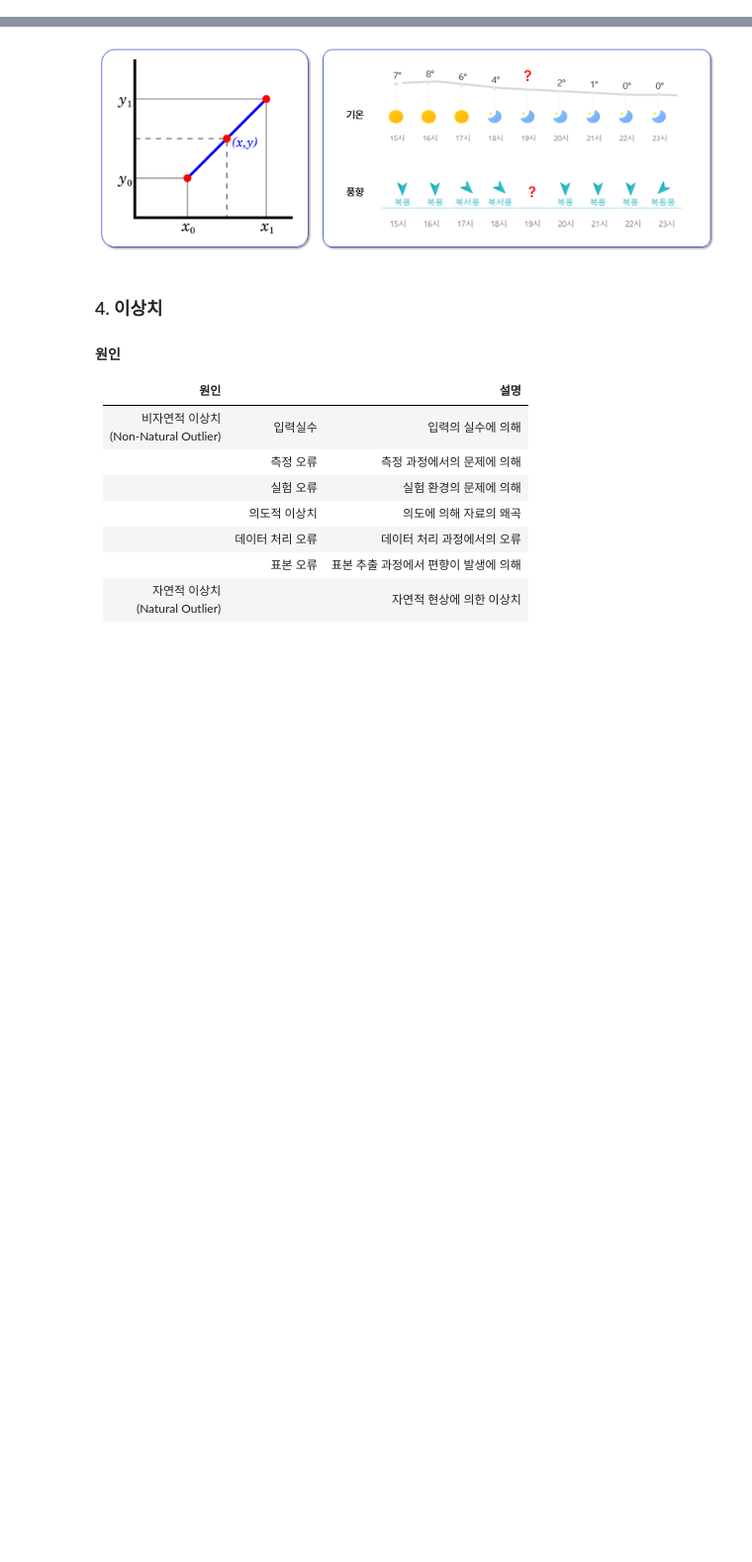
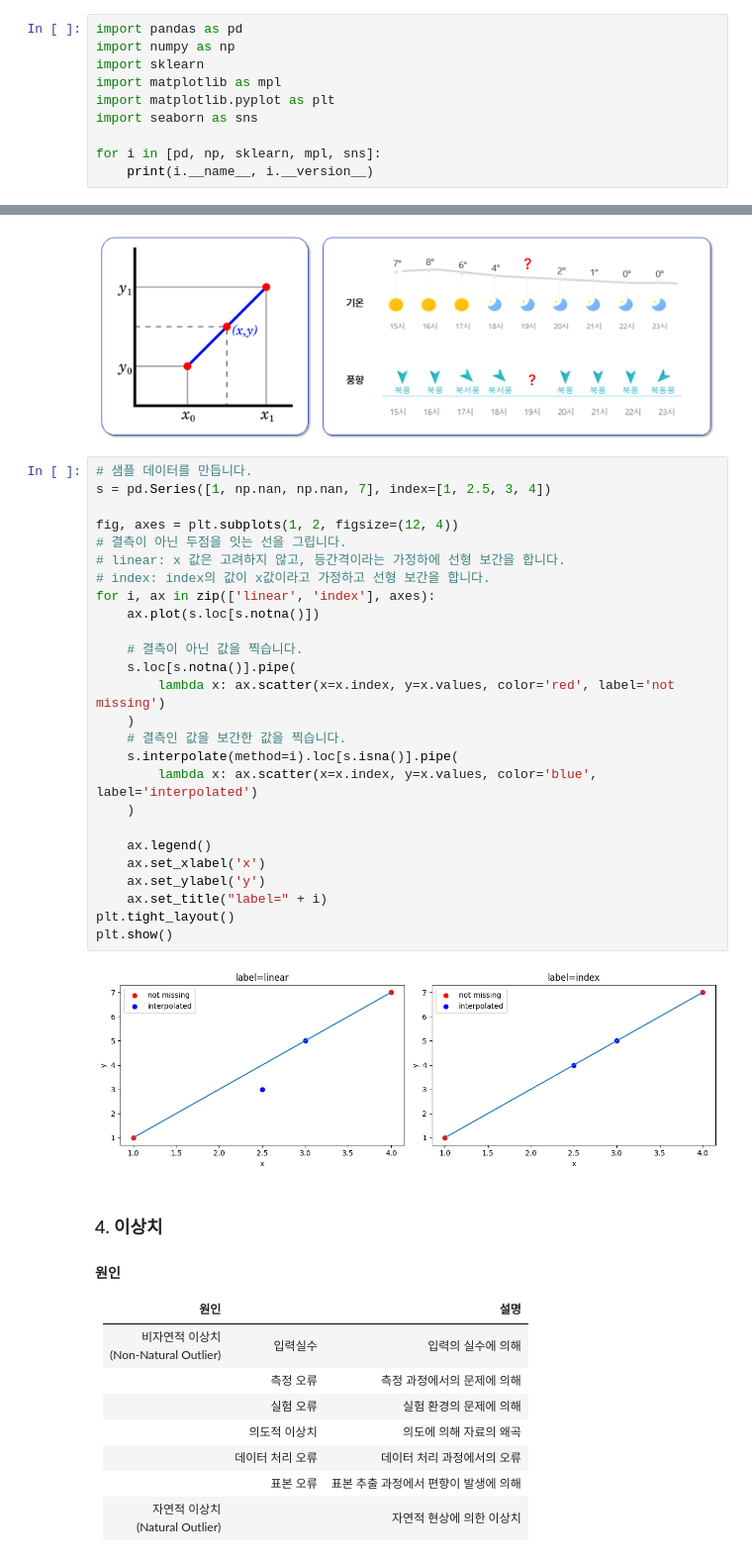
Before and after one commit to sunkusun9/DS_Lv3_elearning, a Jupyter notebook: 1-2 데이터의 정제.ipynb, the cells around one changed output, grey strips where cells are left out. Shown at 99% size. Saved outputs shown, nothing was run; the diff lists cells and outputs as text; blank space fills up the shorter version.

```diff
--- a/1-2 데이터의 정제.ipynb
+++ b/1-2 데이터의 정제.ipynb
@@ -2,0 +5,10 @@
+# %%
+import pandas as pd
+import numpy as np
+import sklearn
+import matplotlib as mpl
+import matplotlib.pyplot as plt
+import seaborn as sns
+
+for i in [pd, np, sklearn, mpl, sns]:
+    print(i.__name__, i.__version__)
@@ -91,6 +227,34 @@ $$
 $$
 # %% [markdown]
 ![image.png](embedded-picture-1)
+# %%
+# 샘플 데이터를 만듭니다.
+s = pd.Series([1, np.nan, np.nan, 7], index=[1, 2.5, 3, 4])
+
+fig, axes = plt.subplots(1, 2, figsize=(12, 4))
+# 결측이 아닌 두점을 잇는 선을 그립니다.
+# linear: x 값은 고려하지 않고, 등간격이라는 가정하에 선형 보간을 합니다.
+# index: index의 값이 x값이라고 가정하고 선형 보간을 합니다.
+for i, ax in zip(['linear', 'index'], axes):
+    ax.plot(s.loc[s.notna()])
+
+    # 결측이 아닌 값을 찍습니다.
+    s.loc[s.notna()].pipe(
+        lambda x: ax.scatter(x=x.index, y=x.values, color='red', label='not missing')
+    )
+    # 결측인 값을 보간한 값을 찍습니다.
+    s.interpolate(method=i).loc[s.isna()].pipe(
+        lambda x: ax.scatter(x=x.index, y=x.values, color='blue', label='interpolated')
+    )
+
+    ax.legend()
+    ax.set_xlabel('x')
+    ax.set_ylabel('y')
+    ax.set_title("label=" + i)
+plt.tight_layout()
+plt.show()
+# %% [output]
+[figure, added]
 # %% [markdown]
 ### 4. 이상치
 
```
Also changed, not shown: parts of 41 cells of this notebook, 2 other files.
